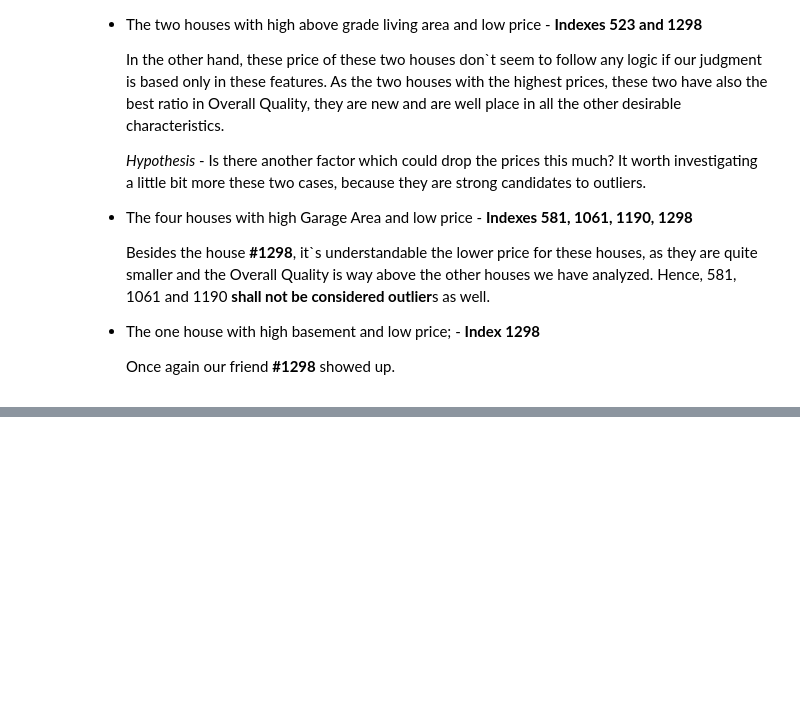
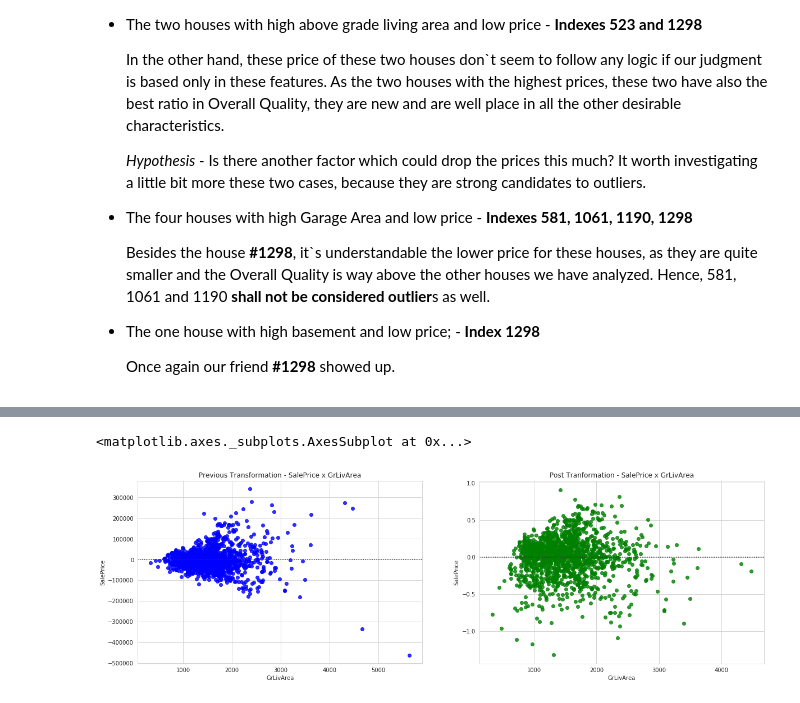
Before and after one commit to rpdieego/Kaggle_HousePrices, a Jupyter notebook: Kaggle_HousePrices.ipynb, the cells around one changed output, grey strips where cells are left out. Cells and saved outputs as stored; diff of their text form; code cells hidden in the pictures; blank space fills up the shorter version.

```diff
--- a/Kaggle_HousePrices.ipynb
+++ b/Kaggle_HousePrices.ipynb
@@ -324,0 +396,11 @@ It worth investigating some other categorical variables in order to understand b
+# %%
+# GrLivArea Scatter Plot
+fig, (axis1, axis2) = plt.subplots(1,2,figsize=(20,6))
+axis1.title.set_text('Previous Transformation - SalePrice x GrLivArea')
+axis2.title.set_text('Post Tranformation - SalePrice x GrLivArea')
+
+sns.residplot(x = train_df['GrLivArea'], y = train_df['SalePrice'],ax=axis1, color='blue')
+sns.residplot(x = preprocessing_train_df['GrLivArea'], y = preprocessing_train_df['SalePrice'],ax=axis2, color='green')
+# %% [output]
+<matplotlib.axes._subplots.AxesSubplot at 0x...>
+[figure, added]
```
Also changed, not shown: parts of 88 cells of this notebook.
